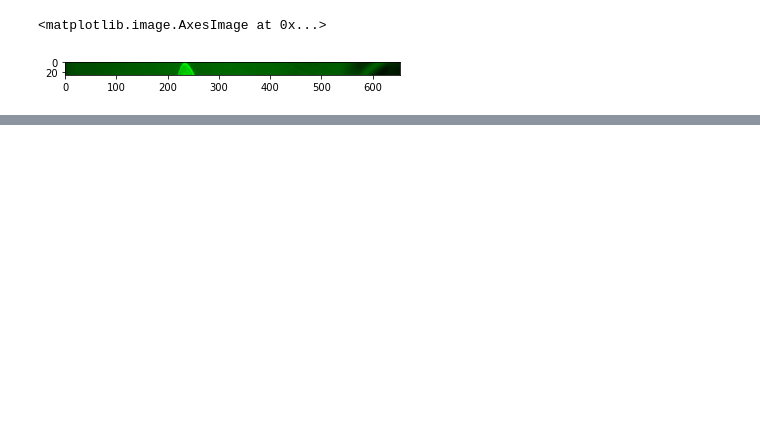
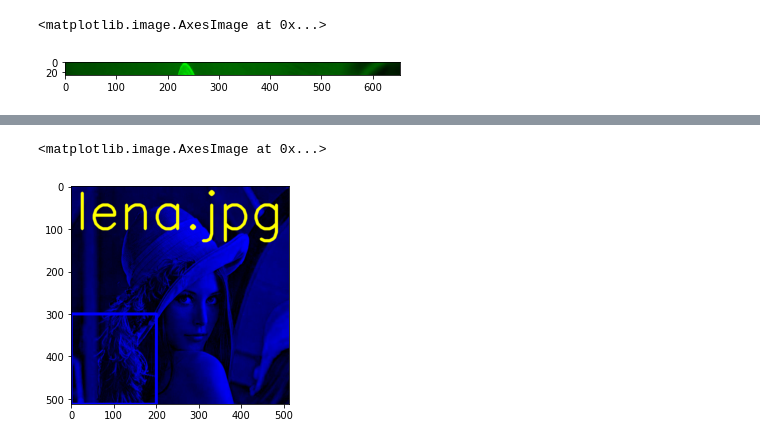
Before and after one commit to NN2777/Phyton-Image-Processing, a Jupyter notebook: Week2_Praktikum.ipynb, the cells around one changed output, grey strips where cells are left out. Drawn from its saved outputs; the diff is of its cells as text; code cells hidden in the pictures; blank space fills up the shorter version.

```diff
--- a/Week2_Praktikum.ipynb
+++ b/Week2_Praktikum.ipynb
@@ -191,0 +204,15 @@ plt.imshow(final_frame)
+# %%
+lenaimg = cv.imread('/content/drive/MyDrive/koceng/lena.jpg')
+lenaimg = cv.cvtColor(lenaimg, cv.COLOR_BGR2RGB)
+
+rectangle = cv.rectangle(lenaimg, pt1=(0,lenaimg.shape[1]), pt2=(200,300), color=(0,0,255), thickness=5)
+
+lenaimg[:, :, 0] = 0
+lenaimg[:, :, 1] = 0
+
+text = cv.putText(lenaimg, text='lena.jpg', org=(10,100), fontFace=font, fontScale=4, color=(255,255,0), thickness=5, lineType=cv.LINE_AA)
+
+plt.imshow(lenaimg)
+# %% [output]
+<matplotlib.image.AxesImage at 0x...>
+[figure, added]
```
Also changed, not shown: parts of 4 cells of this notebook.
